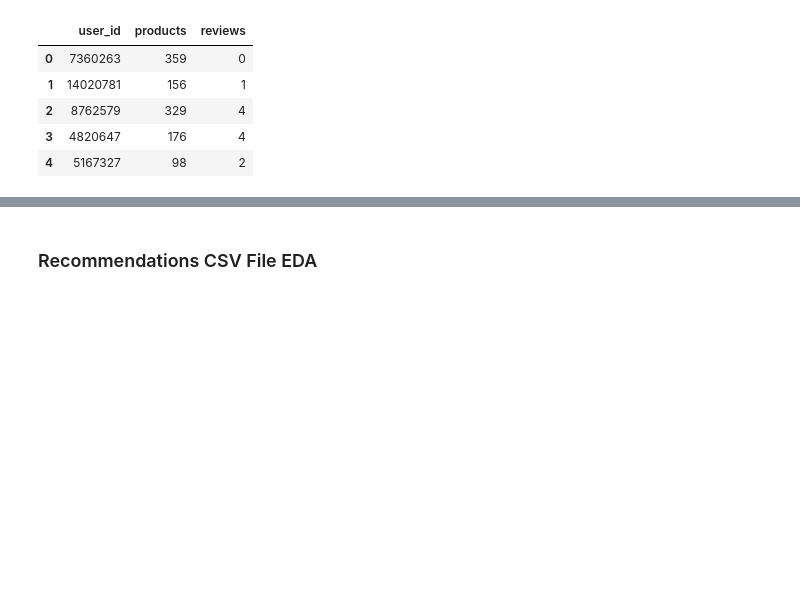
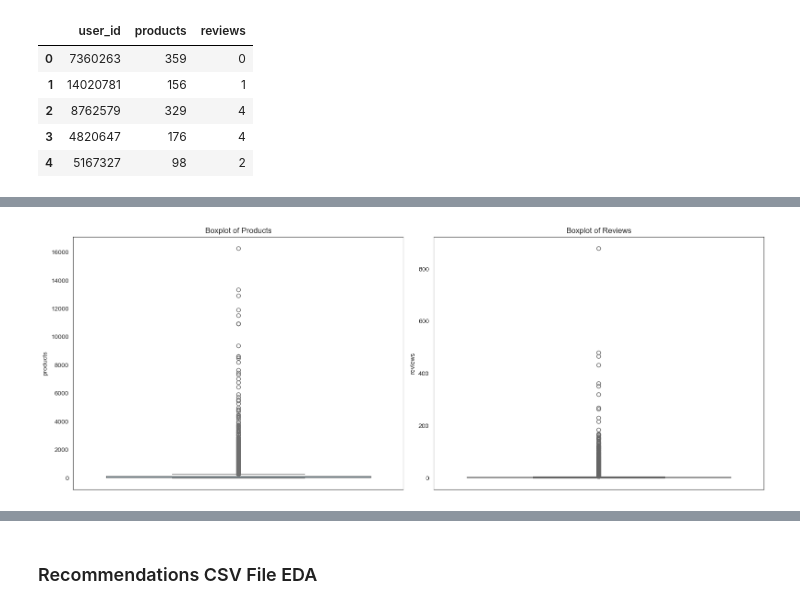
Before and after one commit to xiaojun1402/Recsys_Steam_Games, a Jupyter notebook: eda.ipynb, the cells around one changed output, grey strips where cells are left out. Saved outputs shown, nothing was run; the diff lists cells and outputs as text; code cells hidden in the pictures; blank space fills up the shorter version.

```diff
--- a/eda.ipynb
+++ b/eda.ipynb
@@ -62,0 +310,13 @@ Index(['user_id', 'products', 'reviews'], dtype='object')
+# %%
+fig, axs = plt.subplots(1, 2, figsize=(16, 6))
+
+sns.boxplot(data=sample_df, y='products', ax=axs[0], color='skyblue')
+axs[0].set_title('Boxplot of Products')
+
+sns.boxplot(data=sample_df, y='reviews', ax=axs[1], color='coral')
+axs[1].set_title('Boxplot of Reviews')
+
+plt.tight_layout()
+plt.show()
+# %% [output]
+[figure, added]
```
Also changed, not shown: parts of 26 cells of this notebook, 1 other file.
